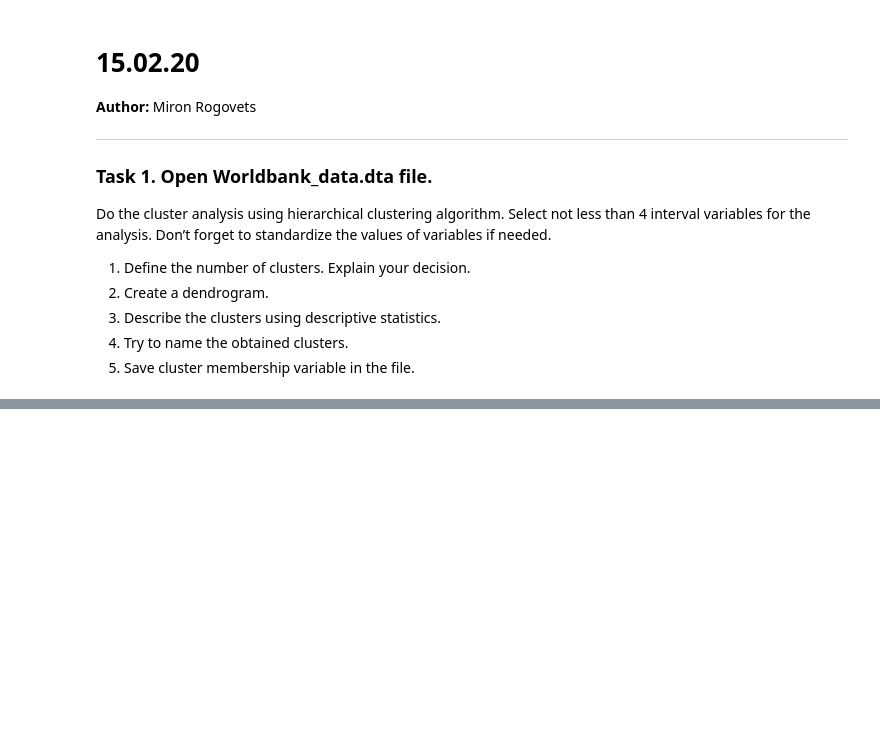
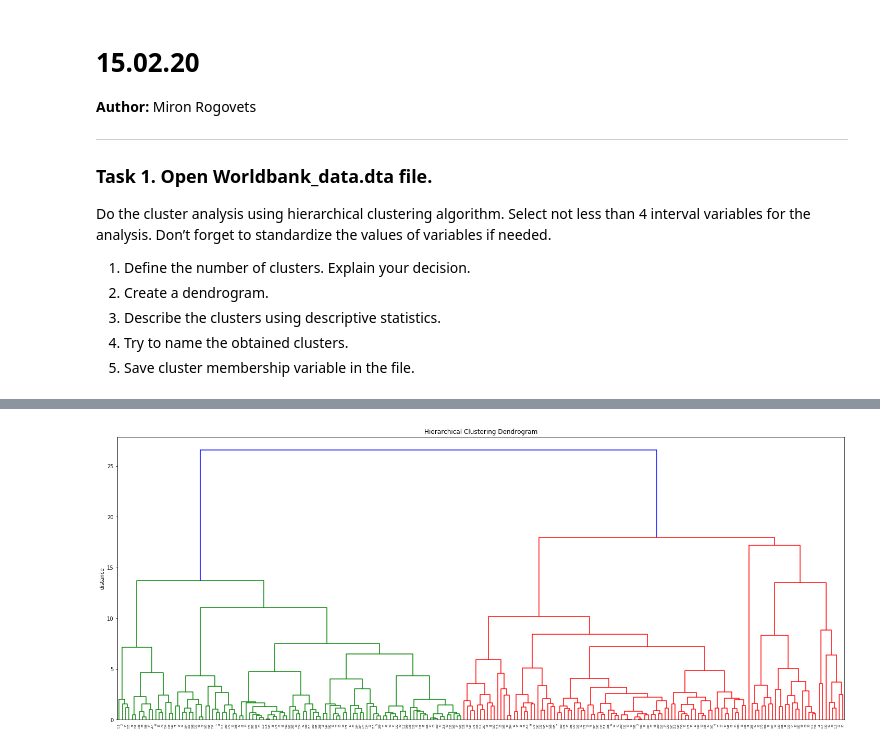
Before and after one commit to Mist3r-R/da-hse-sse-2020, a Jupyter notebook: 15.02_Rogovets.ipynb, the cells around one changed output, grey strips where cells are left out. Cells and saved outputs as stored; diff of their text form; code cells hidden in the pictures; blank space fills up the shorter version.

```diff
--- a/15.02_Rogovets.ipynb
+++ b/15.02_Rogovets.ipynb
@@ -16,0 +117,4 @@ Do the cluster analysis using hierarchical clustering algorithm. Select not less
+# %%
+ss = StandardScaler()
+scaled = ss.fit_transform(data)
+scaled
@@ -16,0 +135,8 @@ Do the cluster analysis using hierarchical clustering algorithm. Select not less
+# %%
+plt.figure(figsize=(25, 10))
+plt.title('Hierarchical Clustering Dendrogram')
+dendrogram = sch.dendrogram(sch.linkage(scaled, method='ward'))
+plt.ylabel('distance')
+plt.show()
+# %% [output]
+[figure, added]
```
Also changed, not shown: parts of 30 cells of this notebook.
